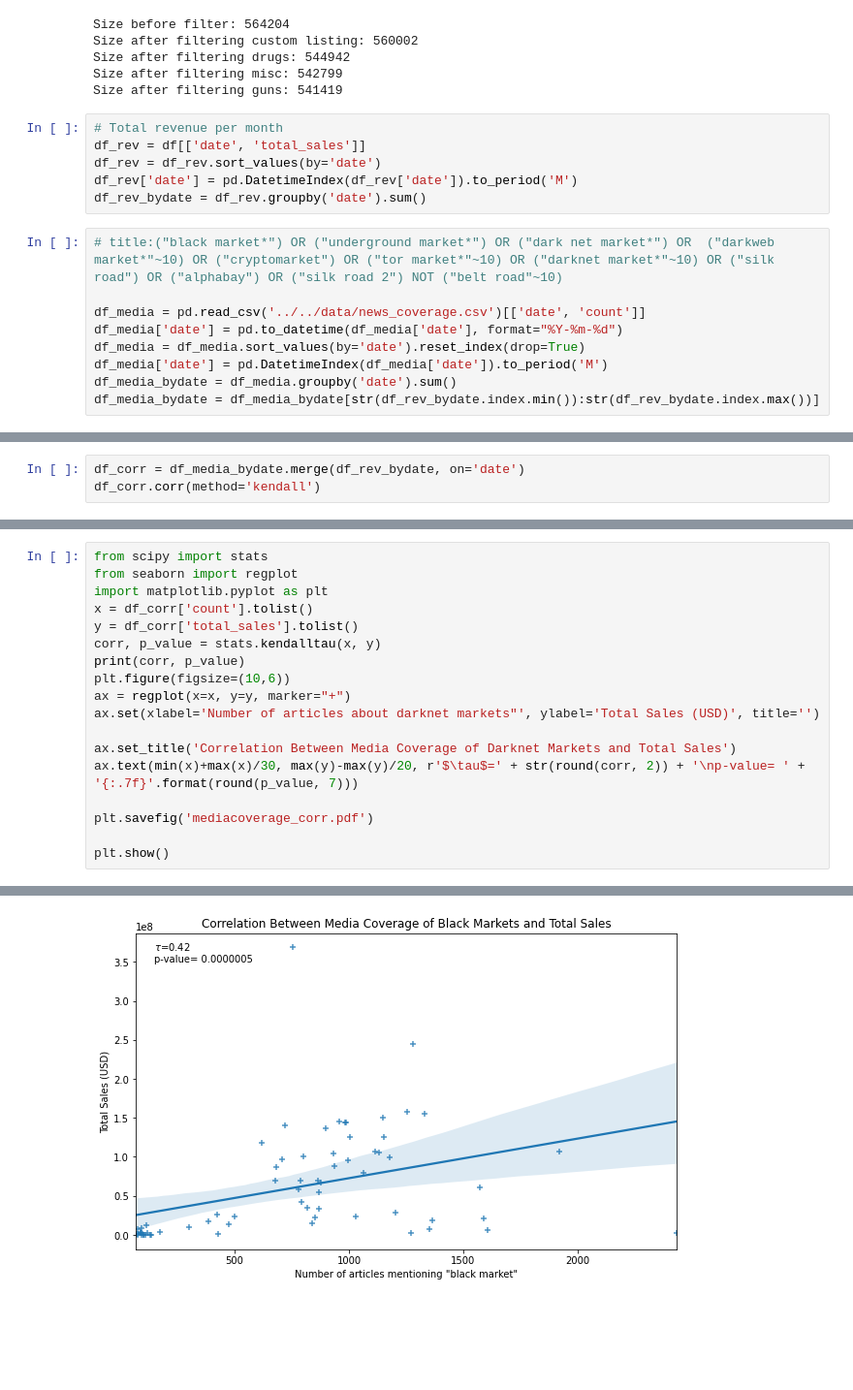
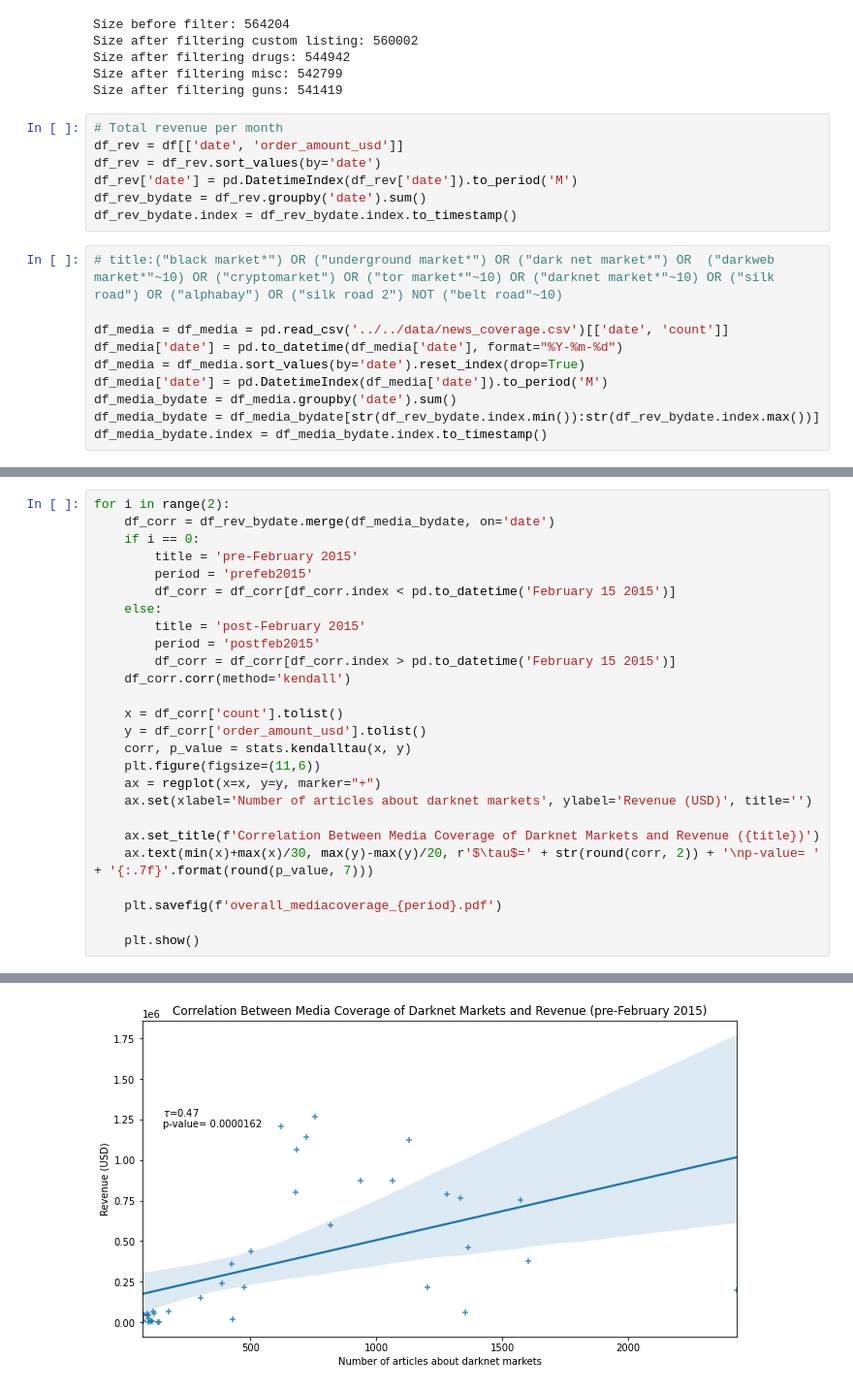
Before and after one commit to x0rz3q/WM0824TU, a Jupyter notebook: src/deliverable3/RQ1.ipynb, the cells around one changed output, grey strips where cells are left out. Shown: that part at 97% size. Saved outputs shown, nothing was run; the diff lists cells and outputs as text; blank space fills up the shorter version.

Commit message:
split into pre-post feb 2015

```diff
--- a/src/deliverable3/RQ1.ipynb
+++ b/src/deliverable3/RQ1.ipynb
@@ -127,17 +130,19 @@ Size after filtering misc: 542799
 Size after filtering guns: 541419
 # %%
 # Total revenue per month
-df_rev = df[['date', 'total_sales']]
+df_rev = df[['date', 'order_amount_usd']]
 df_rev = df_rev.sort_values(by='date')
 df_rev['date'] = pd.DatetimeIndex(df_rev['date']).to_period('M')
 df_rev_bydate = df_rev.groupby('date').sum()
+df_rev_bydate.index = df_rev_bydate.index.to_timestamp()
 # %%
 # title:("black market*") OR ("underground market*") OR ("dark net market*") OR  ("darkweb market*"~10) OR ("cryptomarket") OR ("tor market*"~10) OR ("darknet market*"~10) OR ("silk road") OR ("alphabay") OR ("silk road 2") NOT ("belt road"~10)
 
-df_media = pd.read_csv('../../data/news_coverage.csv')[['date', 'count']]
+df_media = df_media = pd.read_csv('../../data/news_coverage.csv')[['date', 'count']]
 df_media['date'] = pd.to_datetime(df_media['date'], format="%Y-%m-%d")
 df_media = df_media.sort_values(by='date').reset_index(drop=True)
 df_media['date'] = pd.DatetimeIndex(df_media['date']).to_period('M')
 df_media_bydate = df_media.groupby('date').sum()
 df_media_bydate = df_media_bydate[str(df_rev_bydate.index.min()):str(df_rev_bydate.index.max())]
+df_media_bydate.index = df_media_bydate.index.to_timestamp()
 # %%
@@ -191,3 +191,0 @@ plt.show()
-# %%
-df_corr = df_media_bydate.merge(df_rev_bydate, on='date')
-df_corr.corr(method='kendall')
@@ -198,19 +192,27 @@ df_corr.corr(method='kendall')
 # %%
-from scipy import stats
-from seaborn import regplot
-import matplotlib.pyplot as plt
-x = df_corr['count'].tolist()
-y = df_corr['total_sales'].tolist()
-corr, p_value = stats.kendalltau(x, y)
-print(corr, p_value)
-plt.figure(figsize=(10,6))
-ax = regplot(x=x, y=y, marker="+")
-ax.set(xlabel='Number of articles about darknet markets"', ylabel='Total Sales (USD)', title='')
+for i in range(2):
+    df_corr = df_rev_bydate.merge(df_media_bydate, on='date')
+    if i == 0:
+        title = 'pre-February 2015'
+        period = 'prefeb2015'
+        df_corr = df_corr[df_corr.index < pd.to_datetime('February 15 2015')]
+    else:
+        title = 'post-February 2015'
+        period = 'postfeb2015'
+        df_corr = df_corr[df_corr.index > pd.to_datetime('February 15 2015')]
+    df_corr.corr(method='kendall')
 
-ax.set_title('Correlation Between Media Coverage of Darknet Markets and Total Sales')
-ax.text(min(x)+max(x)/30, max(y)-max(y)/20, r'$\tau$=' + str(round(corr, 2)) + '\np-value= ' + '{:.7f}'.format(round(p_value, 7)))
+    x = df_corr['count'].tolist()
+    y = df_corr['order_amount_usd'].tolist()
+    corr, p_value = stats.kendalltau(x, y)
+    plt.figure(figsize=(11,6))
+    ax = regplot(x=x, y=y, marker="+")
+    ax.set(xlabel='Number of articles about darknet markets', ylabel='Revenue (USD)', title='')
 
-plt.savefig('mediacoverage_corr.pdf')
+    ax.set_title(f'Correlation Between Media Coverage of Darknet Markets and Revenue ({title})')
+    ax.text(min(x)+max(x)/30, max(y)-max(y)/20, r'$\tau$=' + str(round(corr, 2)) + '\np-value= ' + '{:.7f}'.format(round(p_value, 7)))
 
-plt.show()
+    plt.savefig(f'overall_mediacoverage_{period}.pdf')
+
+    plt.show()
 # %% [output]
@@ -218 +219 @@ plt.show()
-[figure, old version]
+[figure, new version]
```
Also changed, not shown: parts of 4 cells of this notebook.
